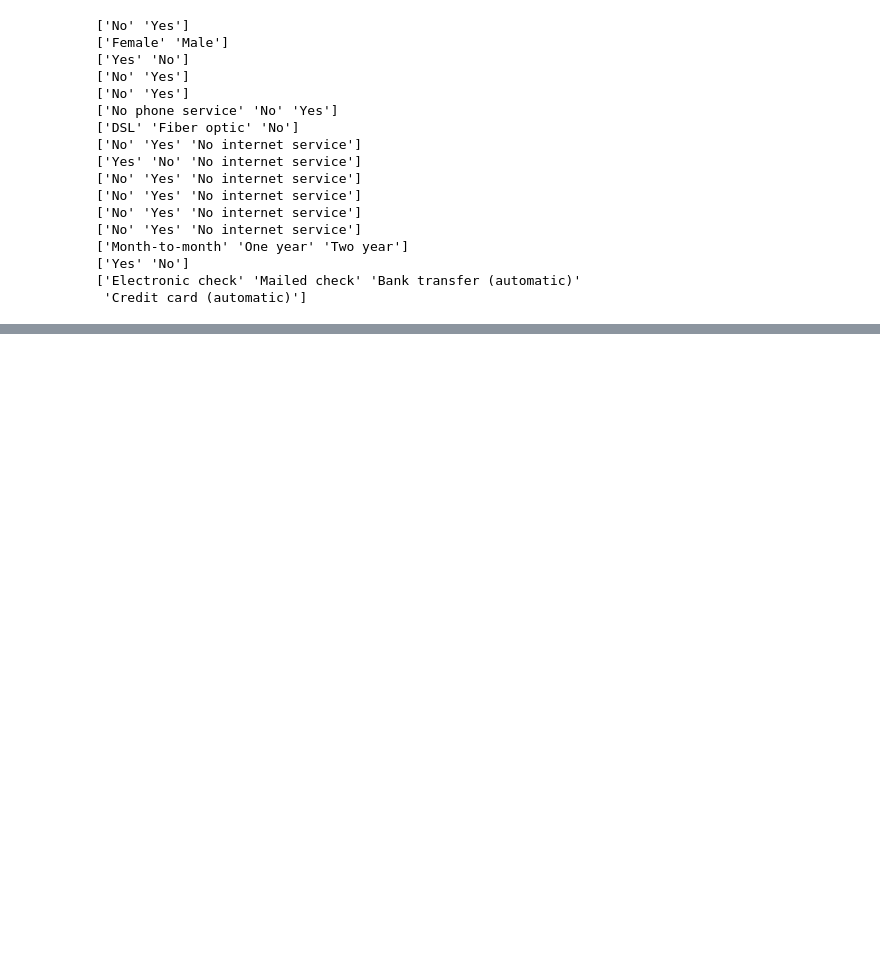
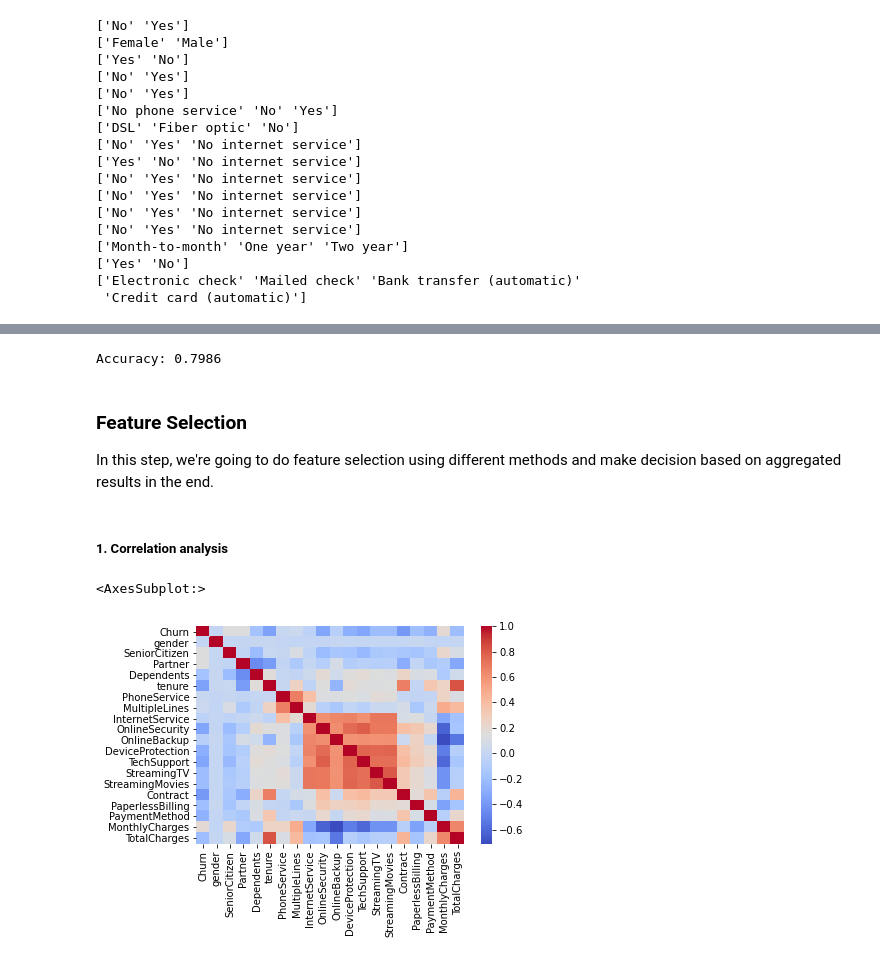
Before and after one commit to DiweiZhu501/collaborative-ds-projects, a Jupyter notebook: telco_churn/preparation_EDA.ipynb, the cells around one changed output, grey strips where cells are left out. Cells and saved outputs as stored; diff of their text form; code cells hidden in the pictures; blank space fills up the shorter version.

```diff
--- a/telco_churn/preparation_EDA.ipynb
+++ b/telco_churn/preparation_EDA.ipynb
@@ -216,5 +193,19 @@ encoded = lab_enc.fit_transform(trainingScores)
 y_pred = model.predict(x_test)
 # %%
 # Evaluate the model
-accuracy = accuracy_score(y_test, y_pred)
+accuracy = round(accuracy_score(y_test, y_pred),4)
 print("Accuracy:", accuracy)
+# %% [output]
+Accuracy: 0.7986
+# %% [markdown]
+### Feature Selection
+In this step, we're going to do feature selection using different methods and make decision based on aggregated results in the end.
+# %% [markdown]
+##### 1. Correlation analysis
+# %%
+# create visualization for the correlation matrix
+corr_matrix = df.corr()
+sns.heatmap(corr_matrix, annot=False, cmap='coolwarm')
+# %% [output]
+<AxesSubplot:>
+[figure, added]
```
Also changed, not shown: parts of 24 cells of this notebook.
